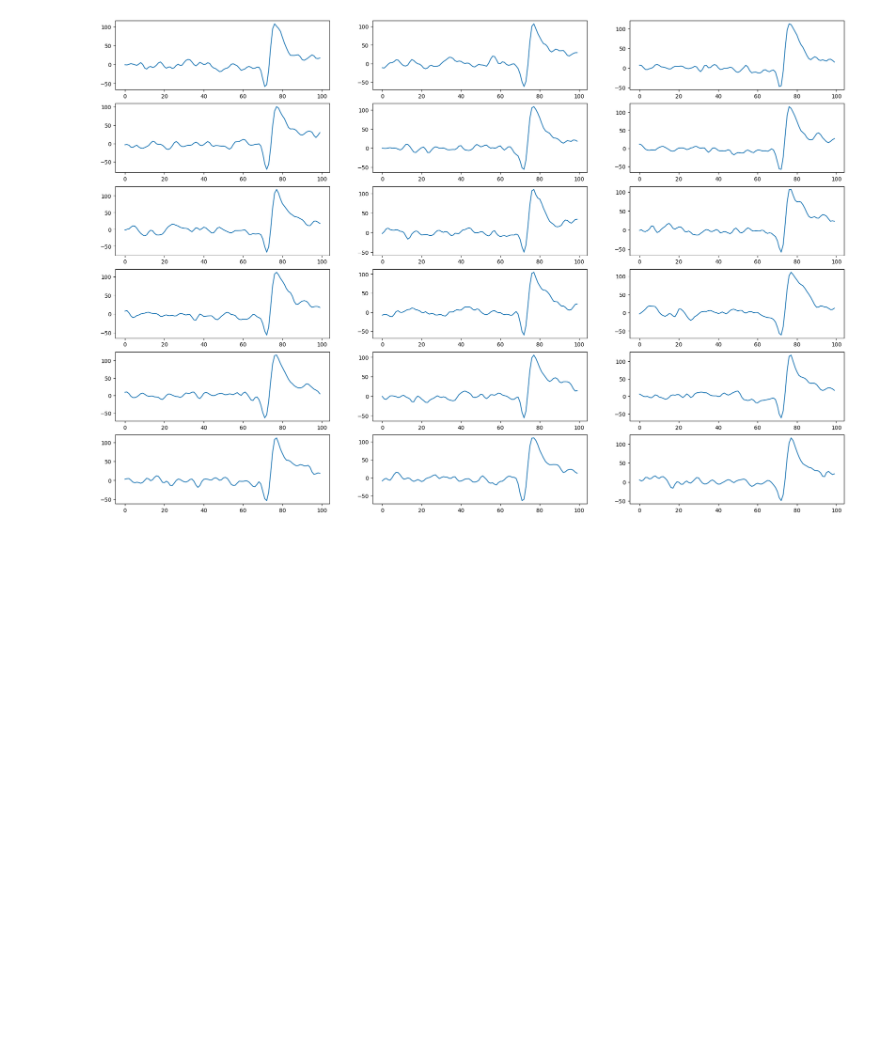
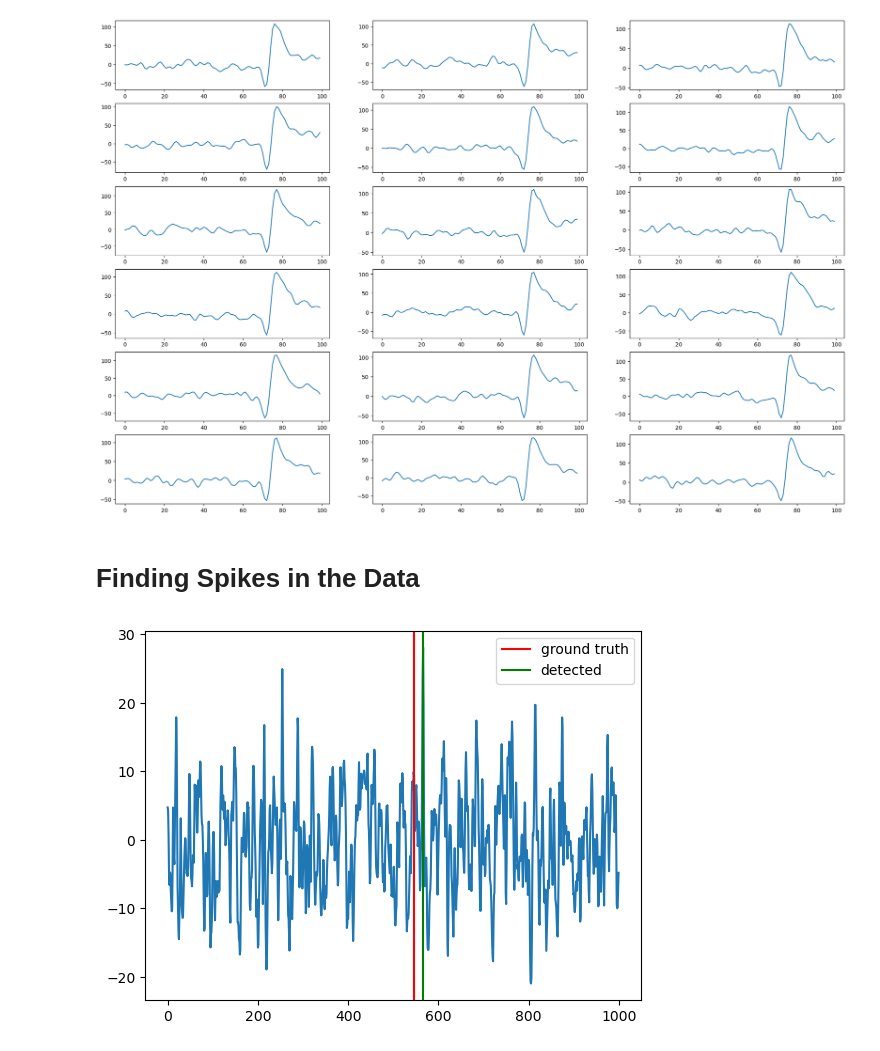
Before and after one commit to Hydropic/Unsupervised-Team-8, a Jupyter notebook: problem-1/understanding-the-data.ipynb, the cells around one changed output. Cells and saved outputs as stored; diff of their text form; code cells hidden in the pictures; blank space fills up the shorter version.

Commit message:
Added todos

```diff
--- a/problem-1/understanding-the-data.ipynb
+++ b/problem-1/understanding-the-data.ipynb
@@ -70,3 +74,47 @@ plot_clusters_by_class(1)
 plot_clusters_by_class(2)
 # %% [output]
 [figure]
+# %% [markdown]
+# Finding Spikes in the Data
+# %%
+# params
+interval_param = 25
+threshold_param = 2.7
+
+# data
+data = mat_file['data'][0]
+spike_times = mat_file['spike_times'][0][0][0]
+
+
+# mean and stdv
+mean = np.mean(data, axis=0)
+std_dev = np.std(data, axis=0)
+
+
+threshold = mean + threshold_param * std_dev
+# %%
+detected_spikes = []
+
+for i in range(data.shape[0]-1):
+    # TODO: Try Z-Score, Optimize parameters
+    if data[i] < threshold and data[i+1] >= threshold:
+        detected_spikes.append(i)
+
+detected_spikes = np.array(detected_spikes).reshape(-1,1)
+
+# TODO: Recreate Ground truth plot --> Extend time frame and use subplots
+
+plt.plot(data[0:1000])
+
+
+plt.axvline(spike_times[np.where(spike_times<1000)], color='red', label="ground truth")
+
+# plt.axvline(detected_spikes[np.where(detected_spikes<1000)], color='red', label="ground truth")
+for detected in detected_spikes:
+    if detected < 1000:
+        plt.axvline(detected, color='green', label="detected")
+
+plt.legend()
+plt.show()
+# %% [output]
+[figure, added]
```
Also changed, not shown: parts of 3 cells of this notebook.
